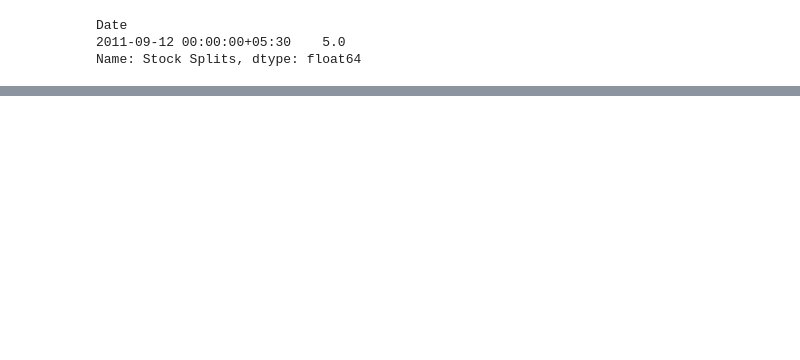
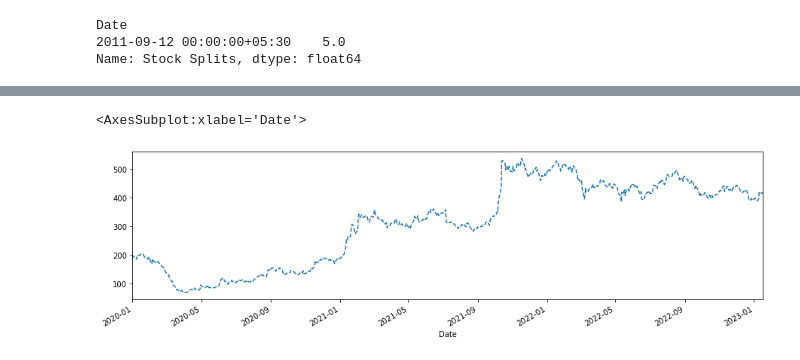
Before and after one commit to SwayamGardas/TATAMOTORS, a Jupyter notebook: TATA/TATAMOTORS.ipynb, the cells around one changed output, grey strips where cells are left out. Saved outputs shown, nothing was run; the diff lists cells and outputs as text; code cells hidden in the pictures; blank space fills up the shorter version.

```diff
--- a/TATA/TATAMOTORS.ipynb
+++ b/TATA/TATAMOTORS.ipynb
@@ -77,0 +71,6 @@ df
+# %%
+##Limiting range on x-axis
+df['High'].plot(xlim=['2020-01-01','2023-01-17'],figsize=(15,4),ls='--')
+# %% [output]
+<AxesSubplot:xlabel='Date'>
+[figure, added]
```
Also changed, not shown: parts of 15 cells of this notebook.
